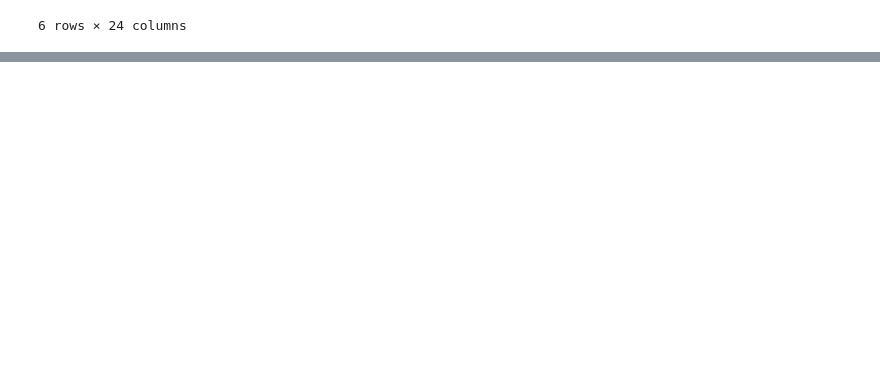
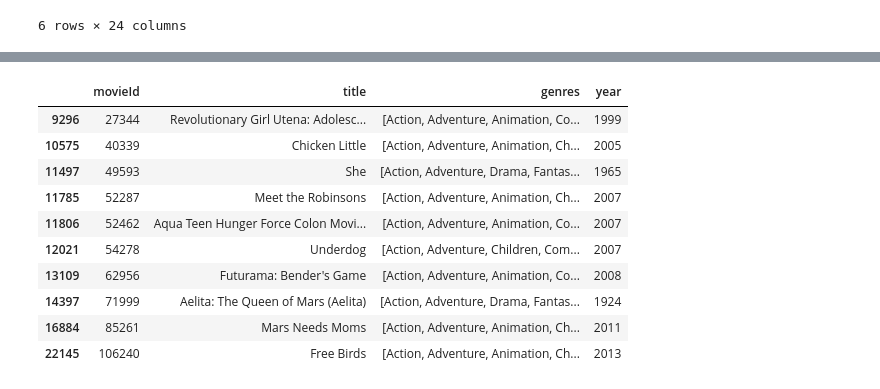
Before and after one commit to vaibhav-shaharwale/Recommendation-Systems, a Jupyter notebook: Content Based Filtering.ipynb, the cells around one changed output, grey strips where cells are left out. Saved outputs shown, nothing was run; the diff lists cells and outputs as text; code cells hidden in the pictures; blank space fills up the shorter version.

```diff
--- a/Content Based Filtering.ipynb
+++ b/Content Based Filtering.ipynb
@@ -129,0 +193,3 @@ NameError: name 'user_movie' is not defined
+# %%
+recommendation_matrix = (weighted_movie_matrix.sum(axis=1))/(user_profile.sum())
+recommendation_matrix.head()
@@ -129,0 +204,5 @@ NameError: name 'user_movie' is not defined
+# %%
+# sort the recommendation metrix into descending order, its our recommenadation dataframe
+
+recommendation_matrix = recommendation_matrix.sort_values(ascending=False)
+recommendation_matrix.head()
@@ -129,0 +217,15 @@ NameError: name 'user_movie' is not defined
+# %%
+recommendation_df = movie_data.loc[movie_data['movieId'].isin(recommendation_matrix.head(10).keys())]
+recommendation_df
+# %% [output]
+|  | movieId | title | genres | year |
+| 9296 | 27344 | Revolutionary Girl Utena: Adolesc... | [Action, Adventure, Animation, Co... | 1999 |
+| 10575 | 40339 | Chicken Little | [Action, Adventure, Animation, Ch... | 2005 |
+| 11497 | 49593 | She | [Action, Adventure, Drama, Fantas... | 1965 |
+| 11785 | 52287 | Meet the Robinsons | [Action, Adventure, Animation, Ch... | 2007 |
+| 11806 | 52462 | Aqua Teen Hunger Force Colon Movi... | [Action, Adventure, Animation, Co... | 2007 |
+| 12021 | 54278 | Underdog | [Action, Adventure, Children, Com... | 2007 |
+| 13109 | 62956 | Futurama: Bender's Game | [Action, Adventure, Animation, Co... | 2008 |
+| 14397 | 71999 | Aelita: The Queen of Mars (Aelita) | [Action, Adventure, Drama, Fantas... | 1924 |
+| 16884 | 85261 | Mars Needs Moms | [Action, Adventure, Animation, Ch... | 2011 |
+| 22145 | 106240 | Free Birds | [Action, Adventure, Animation, Ch... | 2013 |
```
Also changed, not shown: parts of 7 cells of this notebook.
